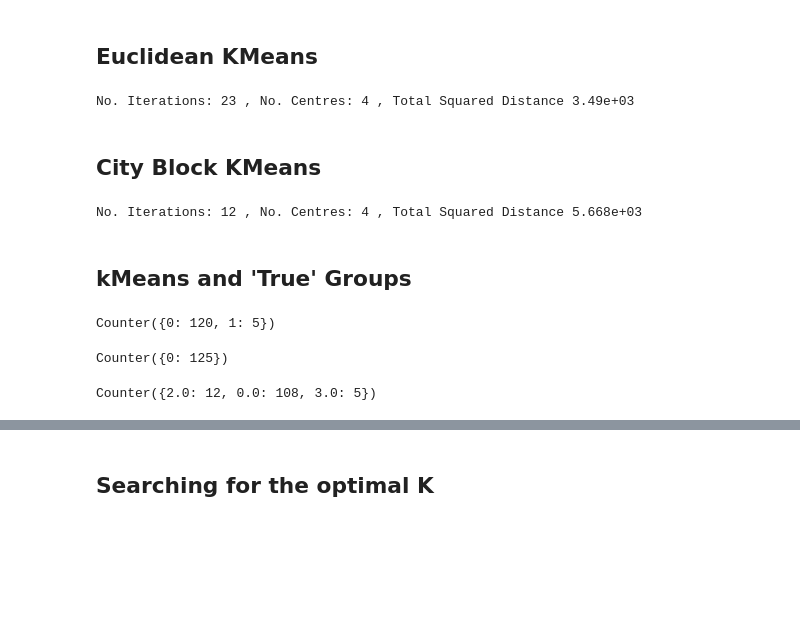
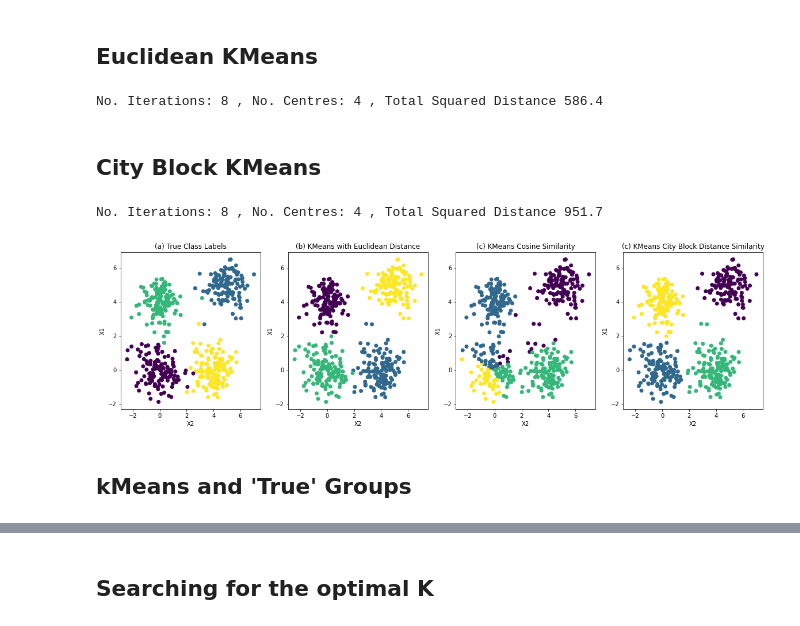
Before and after one commit to burghoffdavid/bads, a Jupyter notebook: exercises/2_ex_descriptive_analytics.ipynb, the cells around one changed output, grey strips where cells are left out. Drawn from its saved outputs; the diff is of its cells as text; code cells hidden in the pictures; blank space fills up the shorter version.

```diff
--- a/exercises/2_ex_descriptive_analytics.ipynb
+++ b/exercises/2_ex_descriptive_analytics.ipynb
@@ -68,8 +69,8 @@ We want to revisit kMeans and need some data for this purpose. Make use of the f
 # %%
 # Generate data for clustering
 n = 500
-centers = [(-6,-6), (-2,-2), (2,2), (6,6)]
-std = 2
+centers = [(0,0), (5,5), (0,4), (4,0)]
+std = 0.75
 X, y = make_blobs(n_samples= n, centers=centers, cluster_std=std)
 # %%
 X.shape
@@ -84,7 +85,9 @@ y.shape
 The second tutorial provided a *from scratch implementation* of the kMeans algorithm. Go back to the tutorial and copy/paste the relevant parts of the code into this notebook. This will allow you to run the algorithm here.
 # %%
 def euclidean_distance(a, b):
-    return distance.euclidean(a,b)
+#    return distance.euclidean(a,b)
+    return np.sqrt(np.sum((a - b)**2)) # other distance measures also possible
+
 #np.sqrt(np.sum((a - b)**2)) # other distance measures also possible
 # %%
 # kMeans with cosine similarity
@@ -194,7 +197,7 @@ result_euclidean = euclidean_kMeans.KMeans_from_scratch()
 # %%
 print('No. Iterations:', result_euclidean[1], ', No. Centres:', result_euclidean[2], ', Total Squared Distance {:.4}'.format(result_euclidean[4]))
 # %% [output]
-No. Iterations: 23 , No. Centres: 4 , Total Squared Distance 3.49e+03
+No. Iterations: 8 , No. Centres: 4 , Total Squared Distance 586.4
 # %% [markdown]
 ## City Block KMeans
 # %%
@@ -203,9 +206,56 @@ result_city_block_distance = city_block_distance_kMeans.KMeans_from_scratch()
 # %%
 print('No. Iterations:', result_city_block_distance[1], ', No. Centres:', result_city_block_distance[2], ', Total Squared Distance {:.4}'.format(result_city_block_distance[4]))
 # %% [output]
-No. Iterations: 12 , No. Centres: 4 , Total Squared Distance 5.668e+03
+No. Iterations: 8 , No. Centres: 4 , Total Squared Distance 951.7
 # %%
 results = [result_euclidean, result_cosine, result_city_block_distance]
+# %%
+# Let's visualize different clustering solutions as well as the true class labels
+# of the generated blobs. We will use `plt.subplot(xyz)` to create scatterplots:
+# - x: number of rows in the figure
+# - y: number of columns in the figure
+# - z: index of the subplot
+
+# The plot reveals an interesitng result. KMeans with Euclidean distance works well
+# at distinguishing the four blobs that we generated. It makes a few errors for the
+# clusters in the lower-left half of the feature space, where some points from the
+# blobs intersect with each other, but the overall agreement is high. On the other
+# hand, using cosine similarity leads to a slightly different clustering solution.
+# This happens because cosine distance depends on the angle between the points.
+# Looking at the right subplot, you can notice that you can separate clusters one
+# from another if you draw imaginary lines starting from the point with the coordinates
+# [0, 0]. This is a different logic compared to Euclidean distance, which is more
+# suitable in our setting.
+
+plt.figure(figsize = [20, 5])
+
+plt.subplot(141)
+plt.scatter(X[:, 0], X[:, 1], c = y)
+plt.title("(a) True Class Labels")
+plt.ylabel("X1")
+plt.xlabel("X2")
+
+plt.subplot(142)
+plt.scatter(X[:, 0], X[:, 1], c = result_euclidean[0])
+plt.title("(b) KMeans with Euclidean Distance")
+plt.ylabel("X1")
+plt.xlabel("X2")
+
+plt.subplot(143)
+plt.scatter(X[:, 0], X[:, 1], c = result_cosine[0])
+plt.title("(c) KMeans Cosine Similarity")
+plt.ylabel("X1")
+plt.xlabel("X2")
+
+plt.subplot(144)
+plt.scatter(X[:, 0], X[:, 1], c = result_city_block_distance[0])
+plt.title("(c) KMeans City Block Distance Similarity")
+plt.ylabel("X1")
+plt.xlabel("X2")
+
+plt.show()
+# %% [output]
+[figure, added]
 # %% [markdown]
 ## kMeans and 'True' Groups
 # %%
@@ -229,15 +279,9 @@ def corrected_true_groups(result):
     return result_corrected
 # %%
 Counter(corrected_true_groups(result_cosine)[y == 1])
-# %% [output]
-Counter({0: 120, 1: 5})
 # %%
 Counter(corrected_true_groups(result_cosine)[y == 0])
-# %% [output]
-Counter({0: 125})
 # %%
 Counter(corrected_true_groups(result_euclidean)[y == 1])
-# %% [output]
-Counter({2.0: 12, 0.0: 108, 3.0: 5})
 # %%
 Counter(corrected_true_groups(result_euclidean)[y == 0])
```
Also changed, not shown: parts of 22 cells of this notebook, 3 other files.
